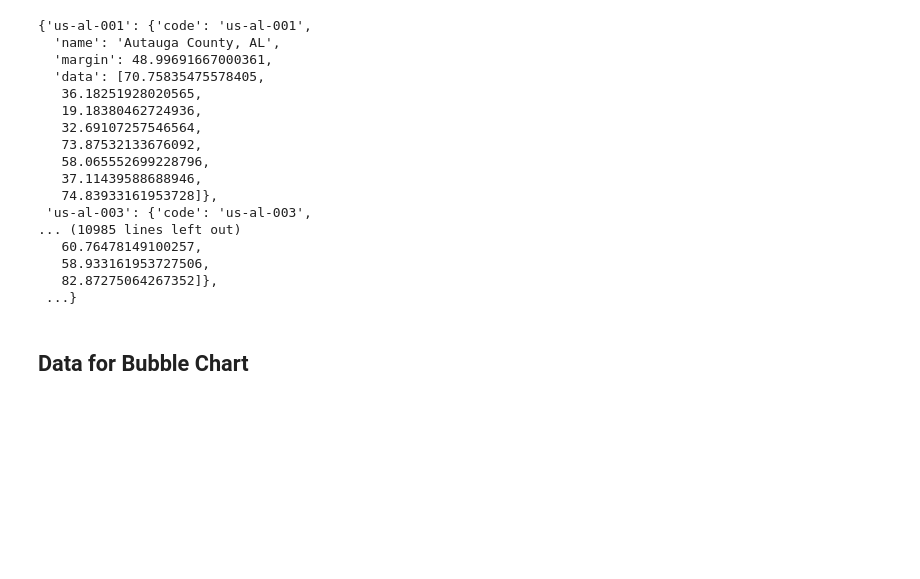
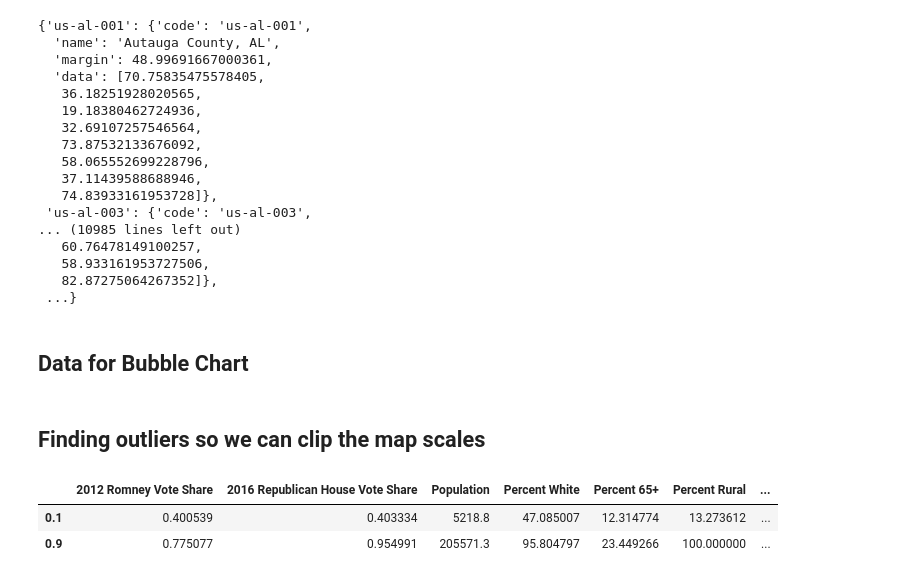
Before and after one commit to pnair7/dsc106-project, a Jupyter notebook: processing.ipynb, the cells around one changed output. Cells and saved outputs as stored; diff of their text form; code cells hidden in the pictures; blank space fills up the shorter version.

```diff
--- a/processing.ipynb
+++ b/processing.ipynb
@@ -215,3 +215,11 @@ bubble_data.columns = ['code', 'name', '2012 Romney Vote Share', '2016 Republica
                       'Population', 'Percent White', 'Percent 65+', 'Percent Rural', 'Median Household Income',
                       'Turnout', 'Percent Foreign-Born', 'Percent with Some College', 'margin']
 bubble_data.to_json('data/bubble_data.json', orient = 'records')
+# %% [markdown]
+## Finding outliers so we can clip the map scales
+# %%
+bubble_data.quantile([0.1, 0.9])
+# %% [output]
+|  | 2012 Romney Vote Share | 2016 Republican House Vote Share | Population | Percent White | Percent 65+ | Percent Rural | ... |
+| 0.1 | 0.400539 | 0.403334 | 5218.8 | 47.085007 | 12.314774 | 13.273612 | ... |
+| 0.9 | 0.775077 | 0.954991 | 205571.3 | 95.804797 | 23.449266 | 100.000000 | ... |
```
Also changed, not shown: 2 other files.
